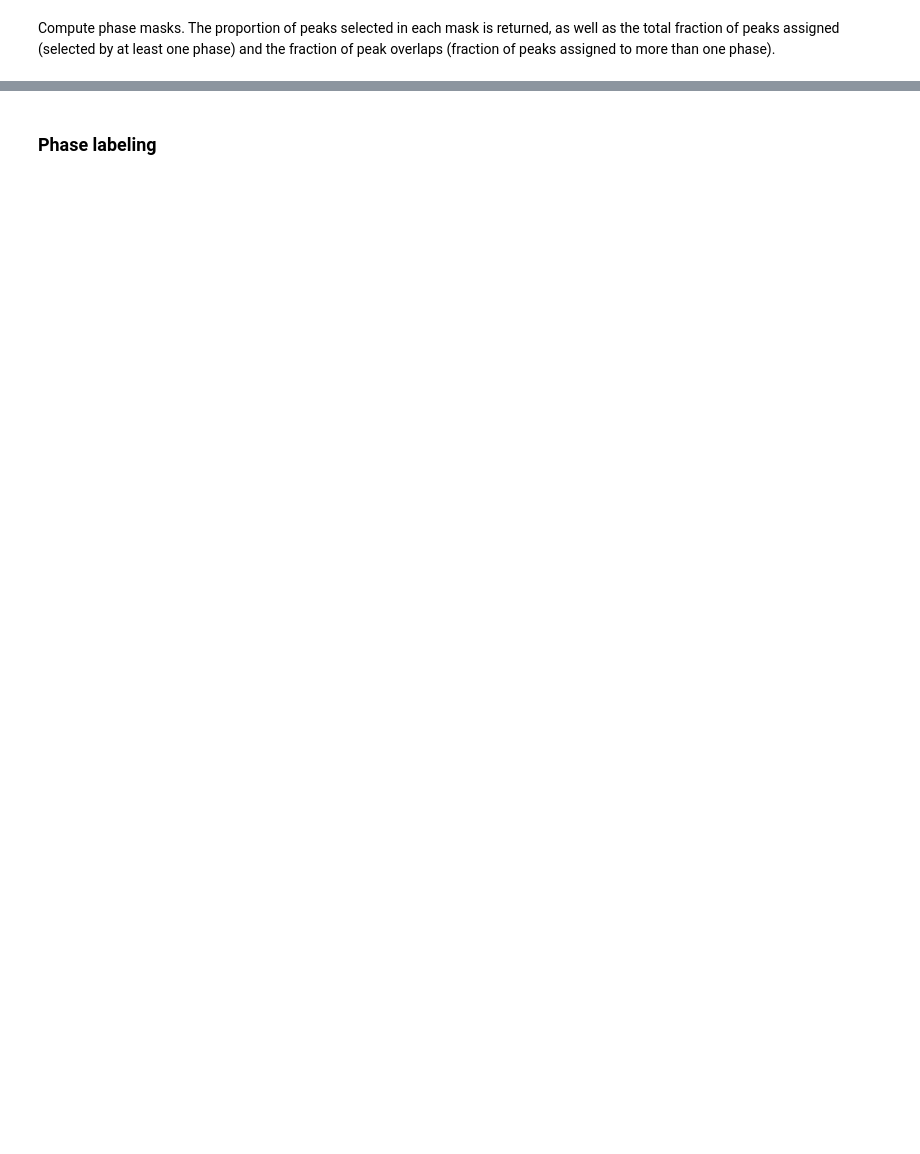
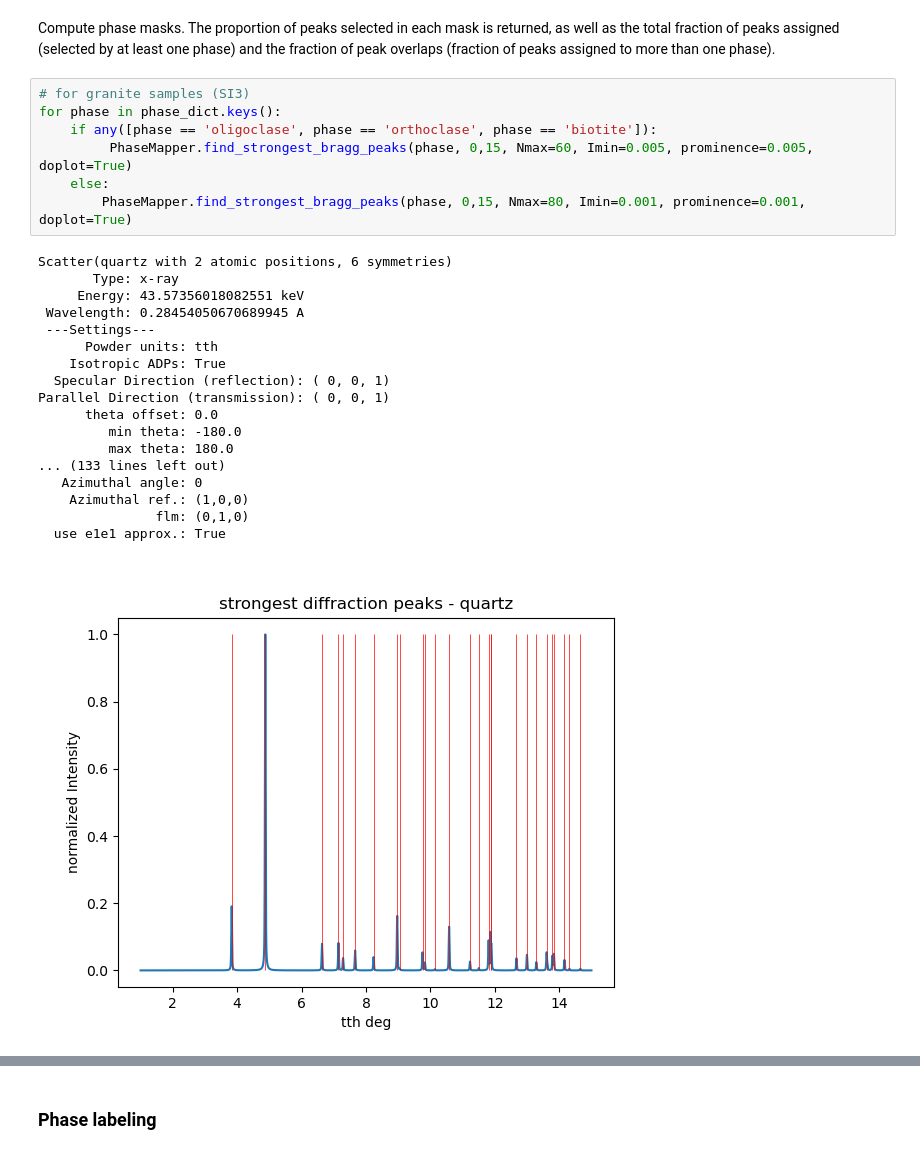
Before and after one commit to jbjacob94/pf3dxrd, a Jupyter notebook: NB_examples/002_Phase_Labelling.ipynb, the cells around one changed output, grey strips where cells are left out. Drawn from its saved outputs; the diff is of its cells as text; blank space fills up the shorter version.

```diff
--- a/NB_examples/002_Phase_Labelling.ipynb
+++ b/NB_examples/002_Phase_Labelling.ipynb
@@ -180,2 +197,28 @@ Parallel Direction (transmission): ( 0, 0, 1)
 # %% [markdown]
 Compute phase masks. The proportion of peaks selected in each mask is returned, as well as the total fraction of peaks assigned (selected by at least one phase) and the fraction of peak overlaps (fraction of peaks assigned to more than one phase).
+# %%
+# for granite samples (SI3)
+for phase in phase_dict.keys():
+    if any([phase == 'oligoclase', phase == 'orthoclase', phase == 'biotite']):
+         PhaseMapper.find_strongest_bragg_peaks(phase, 0,15, Nmax=60, Imin=0.005, prominence=0.005, doplot=True)
+    else:
+        PhaseMapper.find_strongest_bragg_peaks(phase, 0,15, Nmax=80, Imin=0.001, prominence=0.001, doplot=True)
+# %% [output]
+Scatter(quartz with 2 atomic positions, 6 symmetries)
+       Type: x-ray
+     Energy: 43.57356018082551 keV
+ Wavelength: 0.28454050670689945 A
+ ---Settings---
+      Powder units: tth
+    Isotropic ADPs: True
+  Specular Direction (reflection): ( 0, 0, 1)
+Parallel Direction (transmission): ( 0, 0, 1)
+      theta offset: 0.0
+         min theta: -180.0
+         max theta: 180.0
+... (133 lines left out)
+   Azimuthal angle: 0
+    Azimuthal ref.: (1,0,0)
+               flm: (0,1,0)
+  use e1e1 approx.: True
+[figure, added]
```
Also changed, not shown: parts of 25 cells of this notebook, 13 other files.
